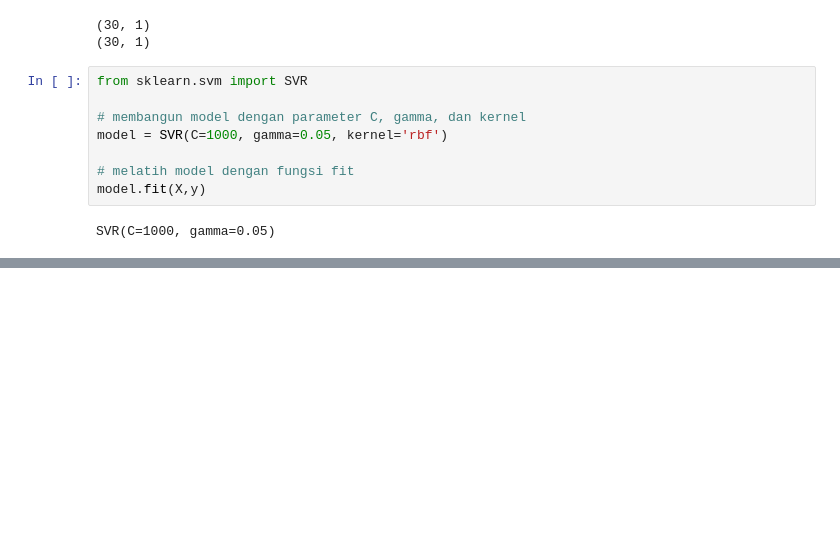
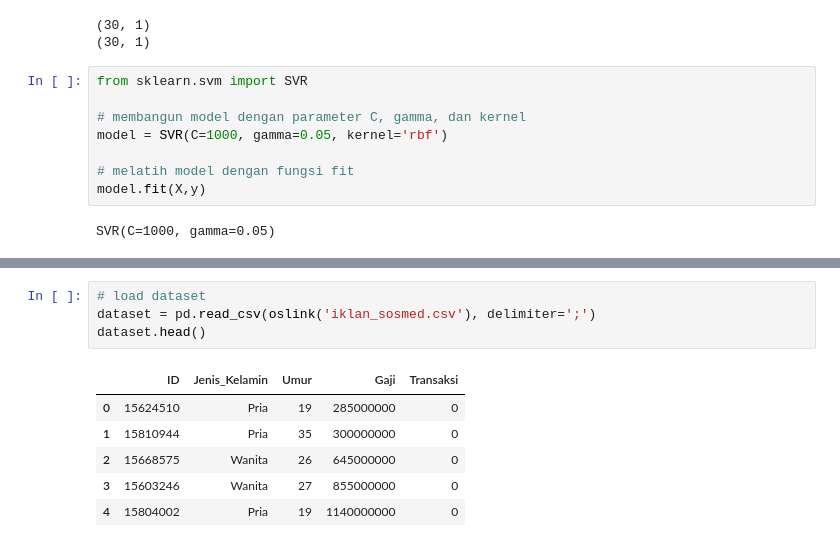
Before and after one commit to ImNotDanish05/2025_KC_TI-1A, a Jupyter notebook: P9_Supervise Learning - SVM dan Naive Bayes.ipynb, the cells around one changed output, grey strips where cells are left out. Cells and saved outputs as stored; diff of their text form; blank space fills up the shorter version.

```diff
--- a/P9_Supervise Learning - SVM dan Naive Bayes.ipynb
+++ b/P9_Supervise Learning - SVM dan Naive Bayes.ipynb
@@ -122,0 +142,11 @@ SVR(C=1000, gamma=0.05)
+# %%
+# load dataset
+dataset = pd.read_csv(oslink('iklan_sosmed.csv'), delimiter=';')
+dataset.head()
+# %% [output]
+|  | ID | Jenis_Kelamin | Umur | Gaji | Transaksi |
+| 0 | 15624510 | Pria | 19 | 285000000 | 0 |
+| 1 | 15810944 | Pria | 35 | 300000000 | 0 |
+| 2 | 15668575 | Wanita | 26 | 645000000 | 0 |
+| 3 | 15603246 | Wanita | 27 | 855000000 | 0 |
+| 4 | 15804002 | Pria | 19 | 1140000000 | 0 |
```
Also changed, not shown: parts of 13 cells of this notebook.
